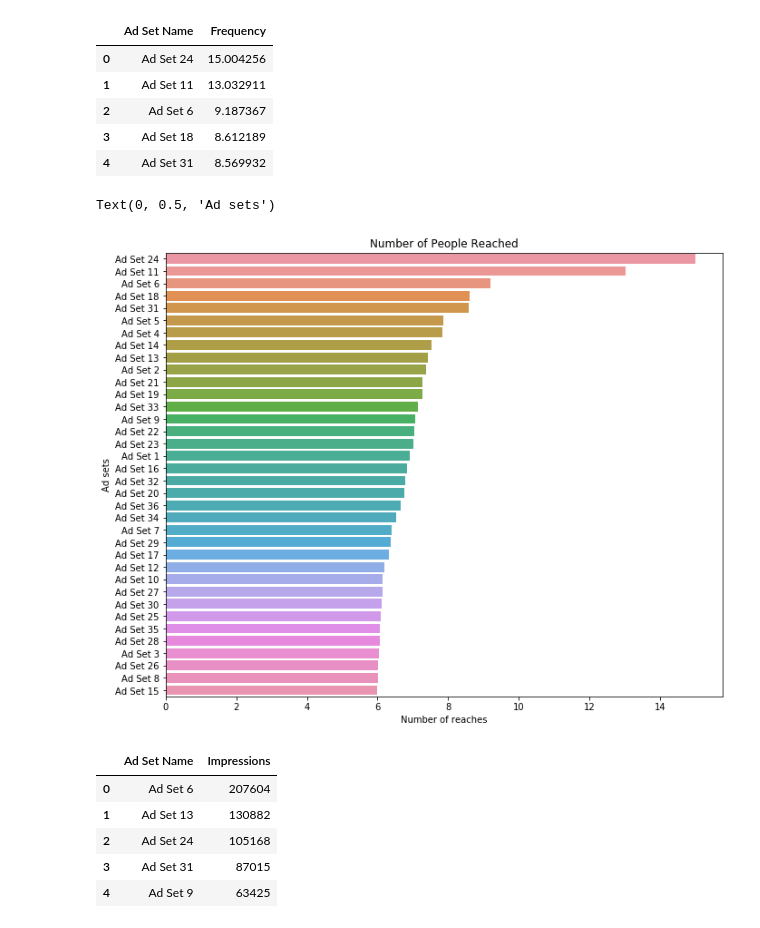
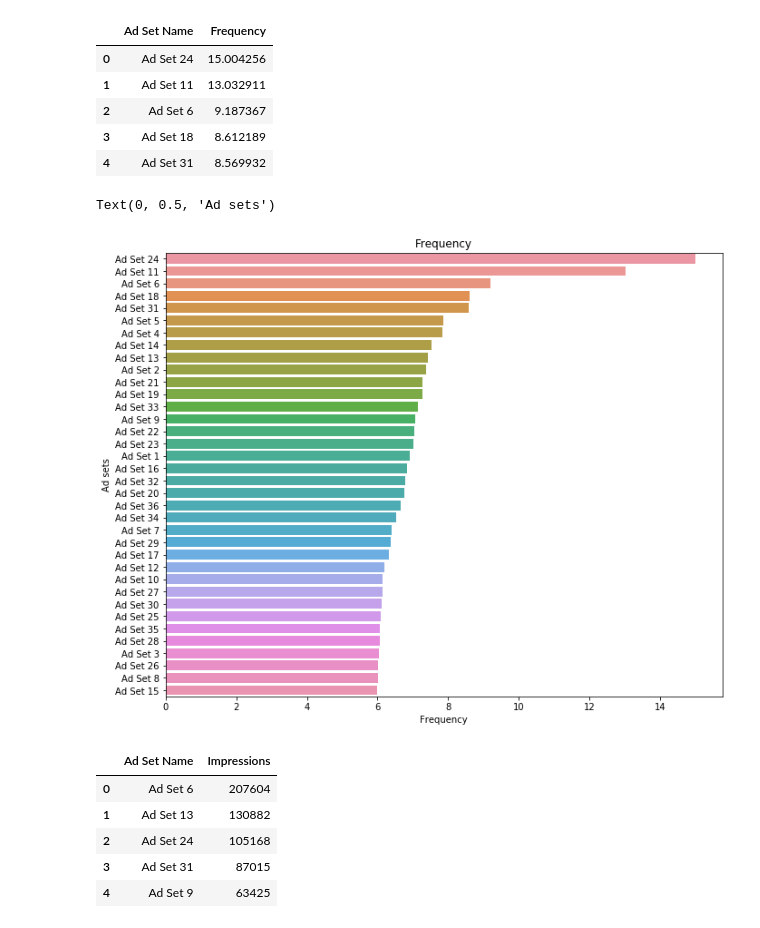
Before and after one commit to Lidetsal/Facebook-Ad-Project, a Jupyter notebook: Untitled.ipynb, the cells around one changed output. Saved outputs shown, nothing was run; the diff lists cells and outputs as text; code cells hidden in the pictures.

```diff
--- a/Untitled.ipynb
+++ b/Untitled.ipynb
@@ -128,14 +128,14 @@ frequency.head()
 # %%
 plt.figure(figsize=(11, 9))
 
 sns.barplot(frequency.Frequency, frequency['Ad Set Name'])
 
-plt.title('Number of People Reached')
-plt.xlabel('Number of reaches')
+plt.title('Frequency')
+plt.xlabel('Frequency')
 plt.ylabel('Ad sets')
 # %% [output]
 Text(0, 0.5, 'Ad sets')
-[figure, old version]
+[figure, new version]
 # %%
 impressions = pd.DataFrame(grouped.Impressions.sum())
 
```
Also changed, not shown: parts of 1 cell of this notebook.
